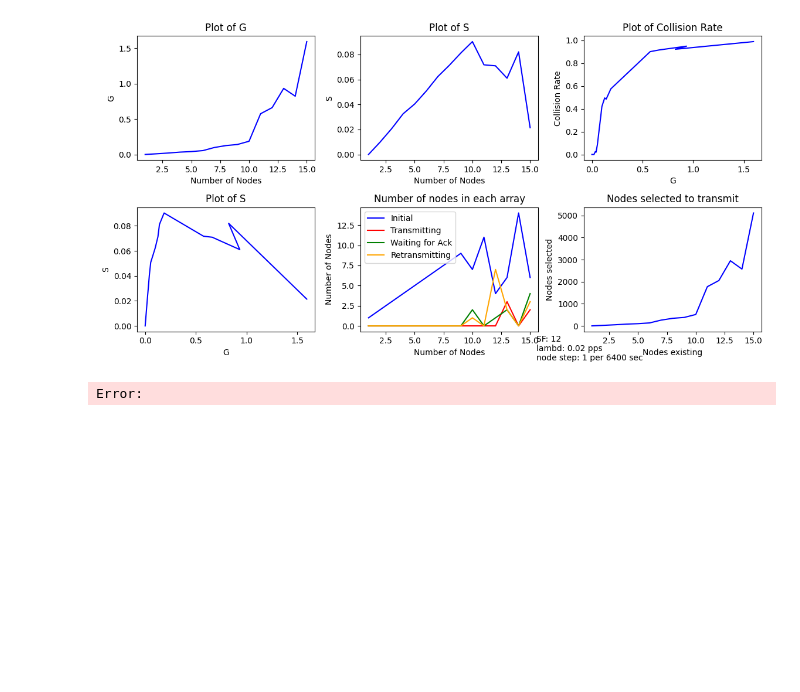
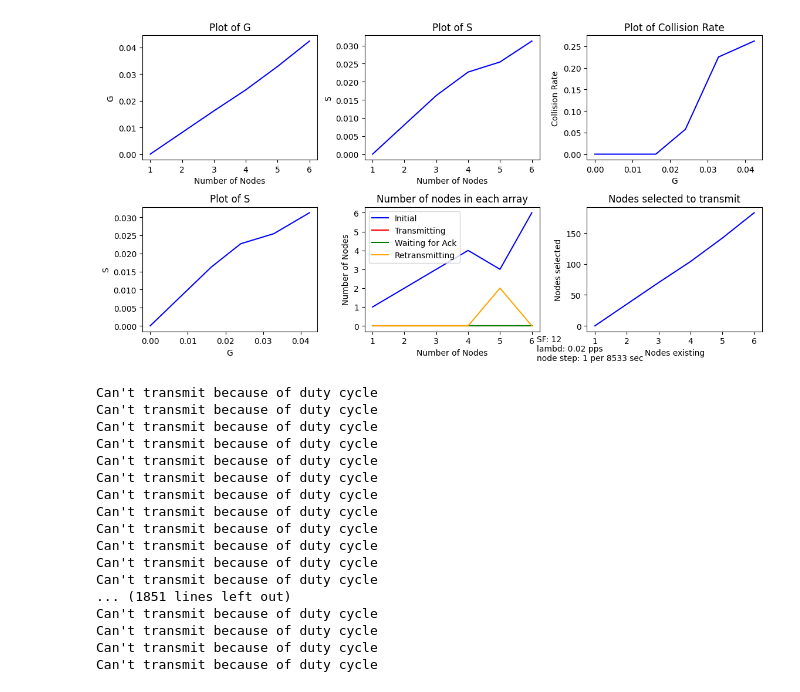
Before and after one commit to psitarid/Performance-study-of-medium-access-protocol-in-LoRaWAN-networks, a Jupyter notebook: SF12.ipynb, the cells around one changed output. Drawn from its saved outputs; the diff is of its cells as text; code cells hidden in the pictures; blank space fills up the shorter version.

```diff
--- a/SF12.ipynb
+++ b/SF12.ipynb
@@ -4,7 +4,7 @@ from Node_Class import Node
 from Gateway_Class import Gateway
 from Simulation_Class import Simulation
 import Time_on_Air_Calculator as ToA_calc
-from Tx_mode_functions import select_nodes_to_transmit, check_collisions, check_uplink_finished, update_time_lived
+from Tx_mode_functions import select_nodes_to_transmit, check_collisions, check_uplink_finished, update_Toff
 from Rx_mode_functions import check_transmission_success
 import matplotlib.pyplot as plt
 import numpy as np
@@ -28,8 +28,8 @@ min_timeout_for_ack = 1000
 max_timeout_for_ack = 3000
                                                  # Maximum time waiting for acknowledgment to be received
 #Node_related parameters
-lambd = 1/50000
-node_step = int(25600000 * 5)
+lambd = 1/150000
+node_step = int(25600000 /3)
 
 #Lists to store nodes in different states
 node_list = []
@@ -141,33 +141,49 @@ while(sim.num_to_transmit * ToA/node_step <= 2):
         #After plotting the results of node step interval, update the total successful_transmissions, the total collisions and the total number of transmissions
         sim.update_total_metrics()
 
         #After plotting the results of node step interval, reset the metrics for the next node step interval
         sim.reset_metrics(gateway)
 
     #At the end of every msec, check if the nodes comply with the duty cycle policies and update the time lived for each node
-    update_time_lived(node_list, nodes_to_retransmit, waiting_for_ack, nodes_transmitting)
+    update_Toff(node_list, nodes_to_retransmit)
     time += 1
 plt.ioff()
 
 node_axis = np.linspace(1, sim.node_num, len(S))
 
 # Final plot after the loop
 line1.set_data(node_axis, G)
 line2.set_data(node_axis, S)
 line3.set_data(G, collision_rate)
 line4.set_data(G, S)
 line5_1.set_data(node_axis, len_node_list)
 line5_2.set_data(node_axis, len_nodes_transmitting)
 line5_3.set_data(node_axis, len_waiting_for_ack)
 line5_4.set_data(node_axis, len_nodes_to_retransmit)
 line6.set_data(node_axis, nodes_selected)
 
 plt.show()
 
 print(f'Total_successful_transmissions: {sim.total_successful_transmissions}')
 print(f'Total_collisions: {sim.total_collisions}')
 print(f'Total_num_to_transmit: {sim.total_num_to_transmit}')
 print(f'\nnode_num = {sim.node_num}')
 # %% [output]
-[figure, old version]
+[figure, new version]
-Error:
+Can't transmit because of duty cycle
+Can't transmit because of duty cycle
+Can't transmit because of duty cycle
+Can't transmit because of duty cycle
+Can't transmit because of duty cycle
+Can't transmit because of duty cycle
+Can't transmit because of duty cycle
+Can't transmit because of duty cycle
+Can't transmit because of duty cycle
+Can't transmit because of duty cycle
+Can't transmit because of duty cycle
+Can't transmit because of duty cycle
+... (1851 lines left out)
+Can't transmit because of duty cycle
+Can't transmit because of duty cycle
+Can't transmit because of duty cycle
+Can't transmit because of duty cycle
```
Also changed, not shown: 5 other files.
